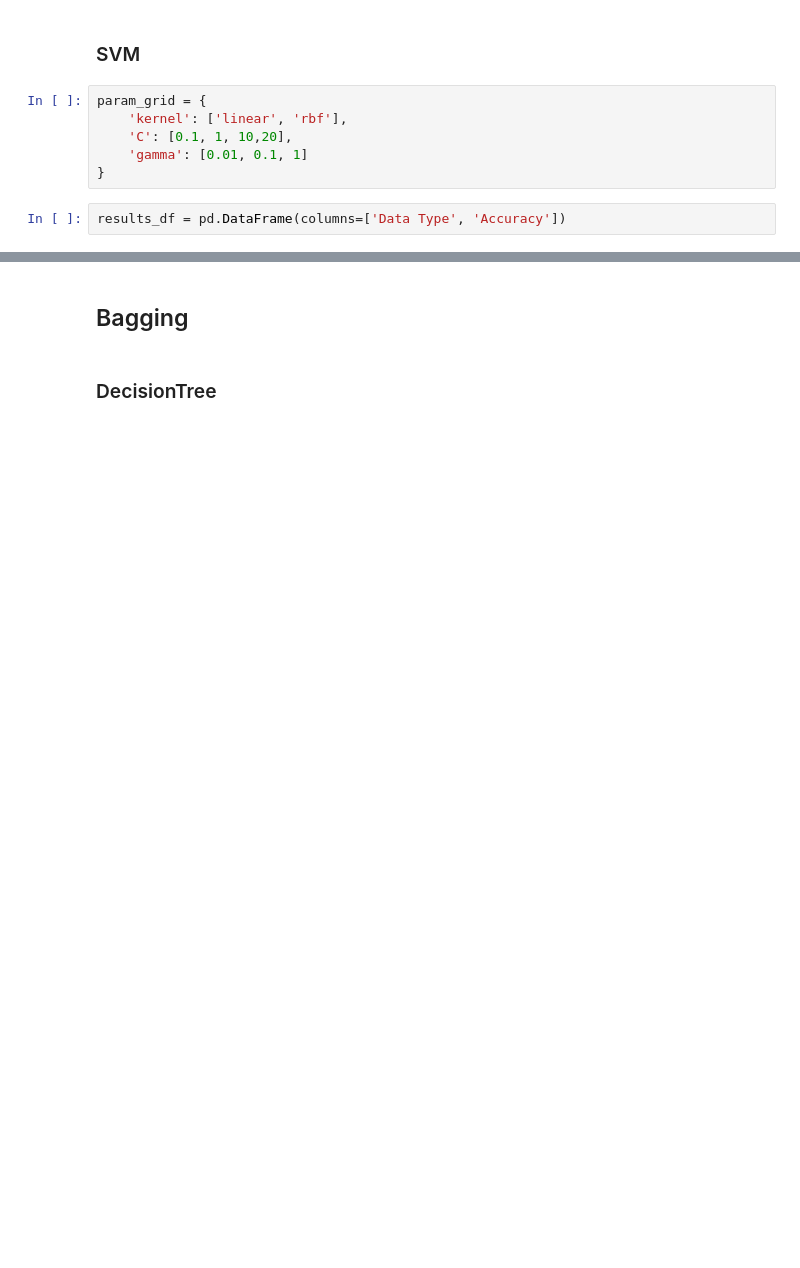
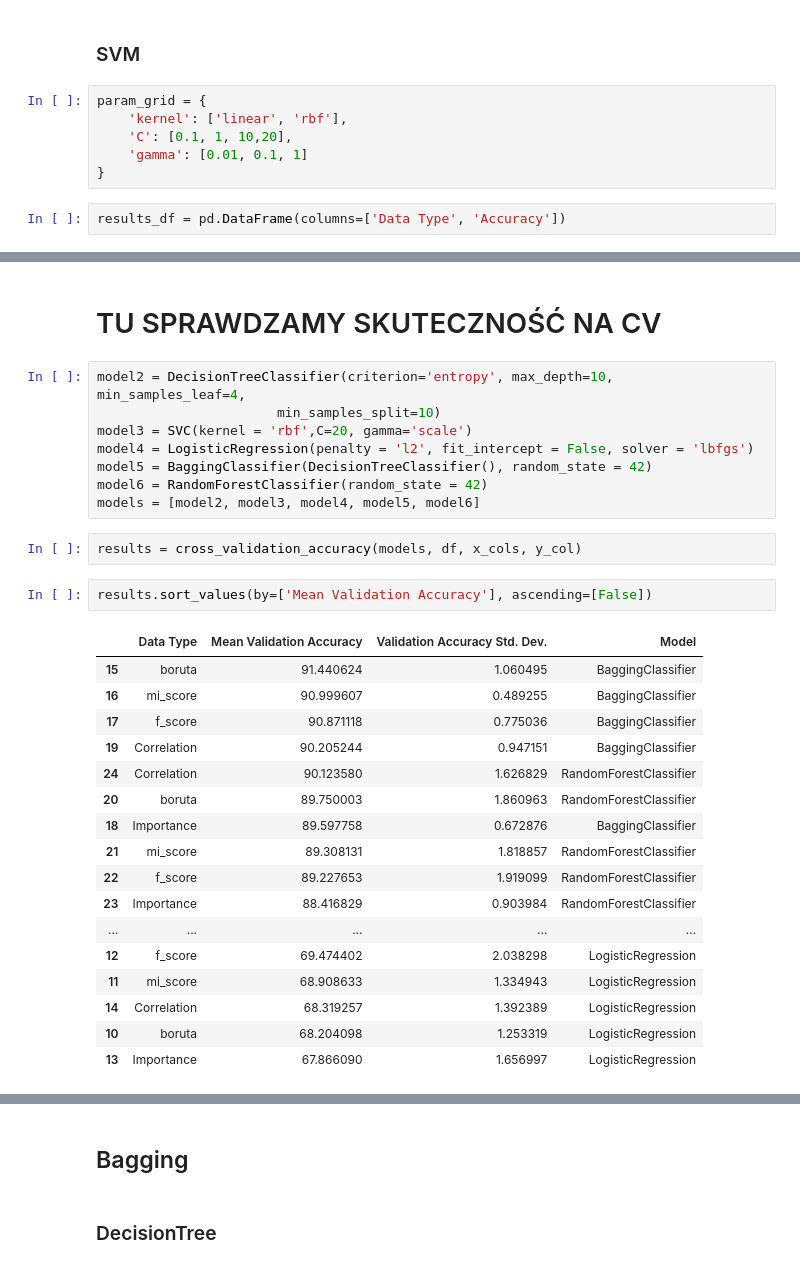
Before and after one commit to melkri/ML_classification, a Jupyter notebook: scripts/02_SVM.ipynb, the cells around one changed output, grey strips where cells are left out. Drawn from its saved outputs; the diff is of its cells as text; blank space fills up the shorter version.

Commit message:
Create cross_validation_accuracy

```diff
--- a/scripts/02_SVM.ipynb
+++ b/scripts/02_SVM.ipynb
@@ -153,3 +264,35 @@ results_df
+# %% [markdown]
+# TU SPRAWDZAMY SKUTECZNOŚĆ NA CV
+# %%
+model2 = DecisionTreeClassifier(criterion='entropy', max_depth=10, min_samples_leaf=4,
+                       min_samples_split=10)
+model3 = SVC(kernel = 'rbf',C=20, gamma='scale')
+model4 = LogisticRegression(penalty = 'l2', fit_intercept = False, solver = 'lbfgs')
+model5 = BaggingClassifier(DecisionTreeClassifier(), random_state = 42)
+model6 = RandomForestClassifier(random_state = 42)
+models = [model2, model3, model4, model5, model6]
+# %%
+results = cross_validation_accuracy(models, df, x_cols, y_col)
+# %%
+results.sort_values(by=['Mean Validation Accuracy'], ascending=[False])
+# %% [output]
+|  | Data Type | Mean Validation Accuracy | Validation Accuracy Std. Dev. | Model |
+| 15 | boruta | 91.440624 | 1.060495 | BaggingClassifier |
+| 16 | mi_score | 90.999607 | 0.489255 | BaggingClassifier |
+| 17 | f_score | 90.871118 | 0.775036 | BaggingClassifier |
+| 19 | Correlation | 90.205244 | 0.947151 | BaggingClassifier |
+| 24 | Correlation | 90.123580 | 1.626829 | RandomForestClassifier |
+| 20 | boruta | 89.750003 | 1.860963 | RandomForestClassifier |
+| 18 | Importance | 89.597758 | 0.672876 | BaggingClassifier |
+| 21 | mi_score | 89.308131 | 1.818857 | RandomForestClassifier |
+| 22 | f_score | 89.227653 | 1.919099 | RandomForestClassifier |
+| 23 | Importance | 88.416829 | 0.903984 | RandomForestClassifier |
+| ... | ... | ... | ... | ... |
+| 12 | f_score | 69.474402 | 2.038298 | LogisticRegression |
+| 11 | mi_score | 68.908633 | 1.334943 | LogisticRegression |
+| 14 | Correlation | 68.319257 | 1.392389 | LogisticRegression |
+| 10 | boruta | 68.204098 | 1.253319 | LogisticRegression |
+| 13 | Importance | 67.866090 | 1.656997 | LogisticRegression |
 # %%
 param_grid = {
     'kernel': ['linear', 'rbf'],
```
Also changed, not shown: parts of 19 cells of this notebook.
